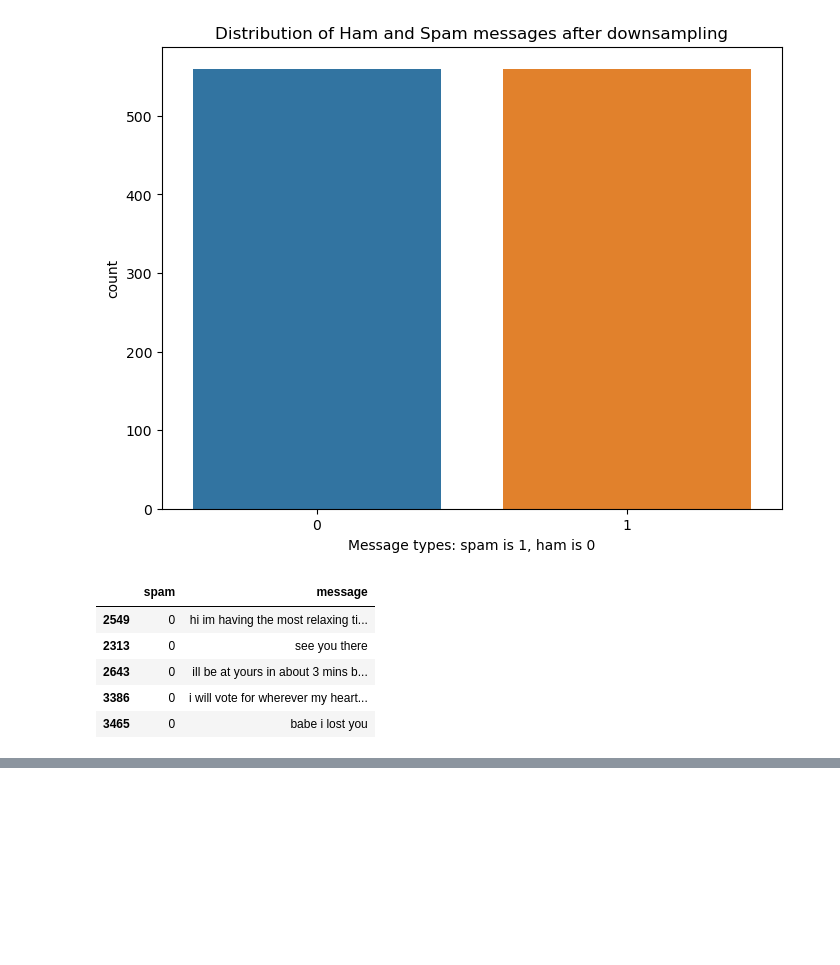
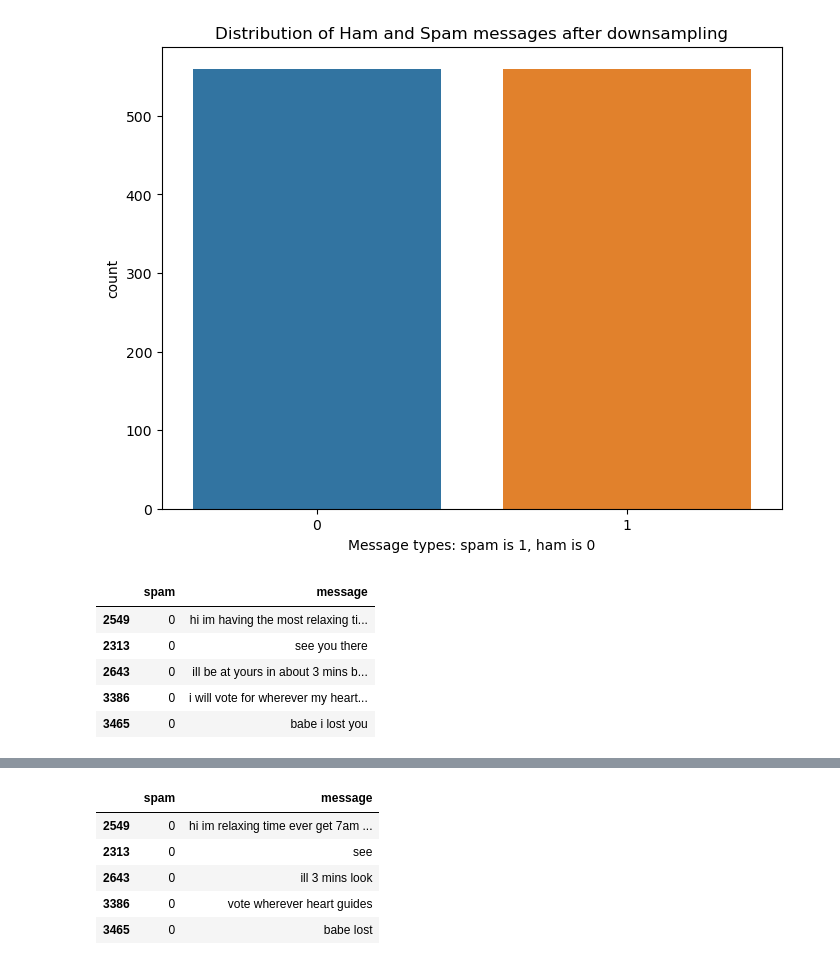
Before and after one commit to Gilbert93520/Neural-Network-SMS-Text-Classifier, a Jupyter notebook: fcc_sms_text_classification.ipynb, the cells around one changed output, grey strips where cells are left out. Saved outputs shown, nothing was run; the diff lists cells and outputs as text; code cells hidden in the pictures; blank space fills up the shorter version.

Commit message:
update notebook
delete stopwords from data

```diff
--- a/fcc_sms_text_classification.ipynb
+++ b/fcc_sms_text_classification.ipynb
@@ -127,7 +127,11 @@ def remove_punctuations(text):
     temp = str.maketrans('', '', punctuations_list)
     return text.translate(temp)
 
-balanced_data['message']= balanced_data['message'].apply(lambda x: remove_punctuations(x))
+balanced_data['message'] = balanced_data['message'].apply(lambda x: remove_punctuations(x))
+
+# Perform the same pre-processing on test data as on training data.
+test_data['message'] = test_data['message'].apply(lambda x: remove_punctuations(x))
+
 balanced_data.head()
 # %% [output]
 |  | spam | message |
@@ -136,3 +140,33 @@ balanced_data.head()
 | 2643 | 0 | ill be at yours in about 3 mins b... |
 | 3386 | 0 | i will vote for wherever my heart... |
 | 3465 | 0 | babe i lost you |
+# %%
+"""
+delete stopwords from data
+"""
+import nltk
+from nltk.corpus import stopwords
+nltk.download('stopwords')
+
+def remove_stopwords(text):
+    stop_words = stopwords.words('english')
+    imp_words = []
+
+    # Storing the important words
+    for word in str(text).split():
+        word = word.lower()
+
+        if word not in stop_words:
+            imp_words.append(word)
+
+    output = " ".join(imp_words)
+
+    return output
+
+balanced_data['message'] = balanced_data['message'].apply(lambda text: remove_stopwords(text))
+
+# Perform the same pre-processing on test data as on training data.
+test_data['message'] = test_data['message'].apply(lambda text: remove_stopwords(text))
+
+balanced_data.head()
+# %% [output]
@@ -139,3 +175,9 @@ balanced_data.head()
+|  | spam | message |
+| 2549 | 0 | hi im relaxing time ever get 7am ... |
+| 2313 | 0 | see |
+| 2643 | 0 | ill 3 mins look |
+| 3386 | 0 | vote wherever heart guides |
+| 3465 | 0 | babe lost |
 # %%
 # function to predict messages based on model
 # (should return list containing prediction and label, ex. [0.008318834938108921, 'ham'])
```
Also changed, not shown: parts of 1 cell of this notebook.
